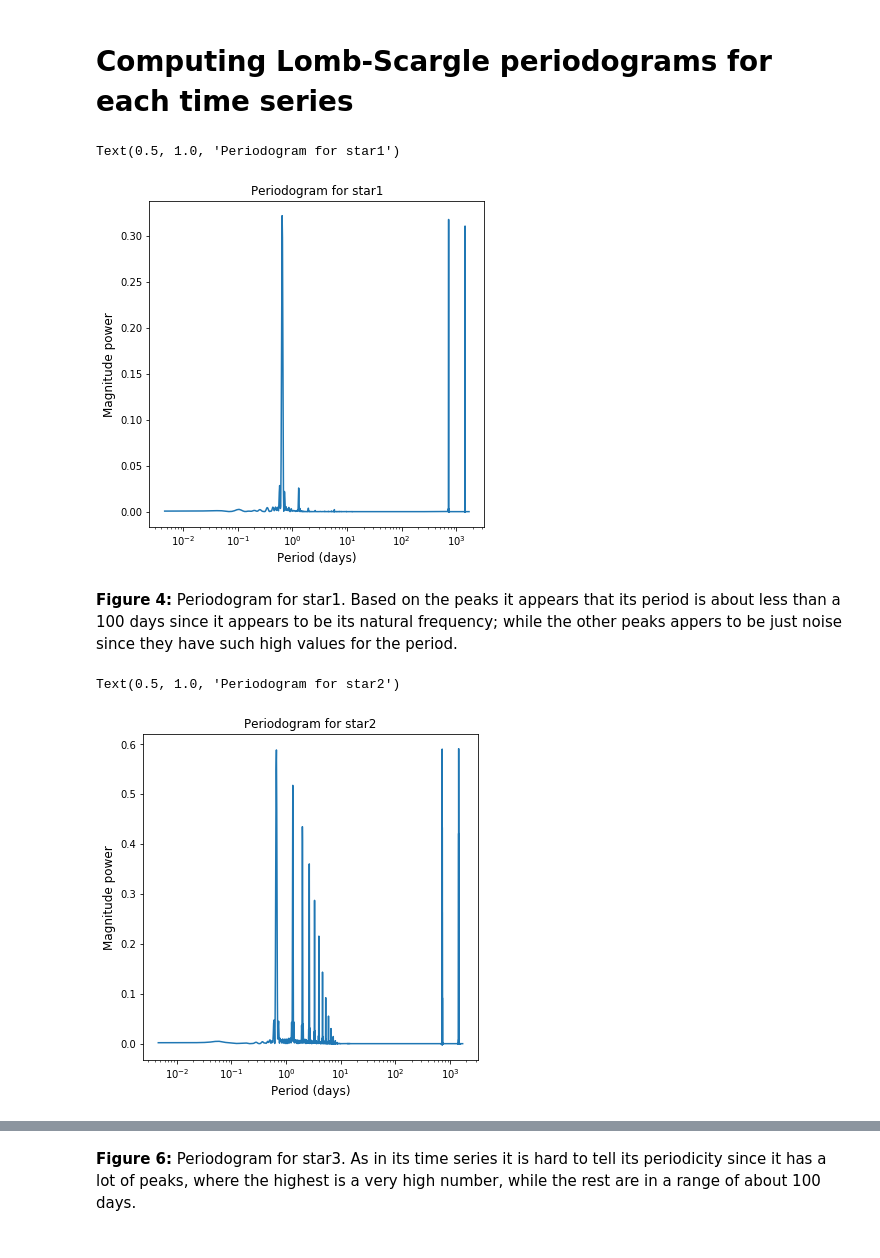
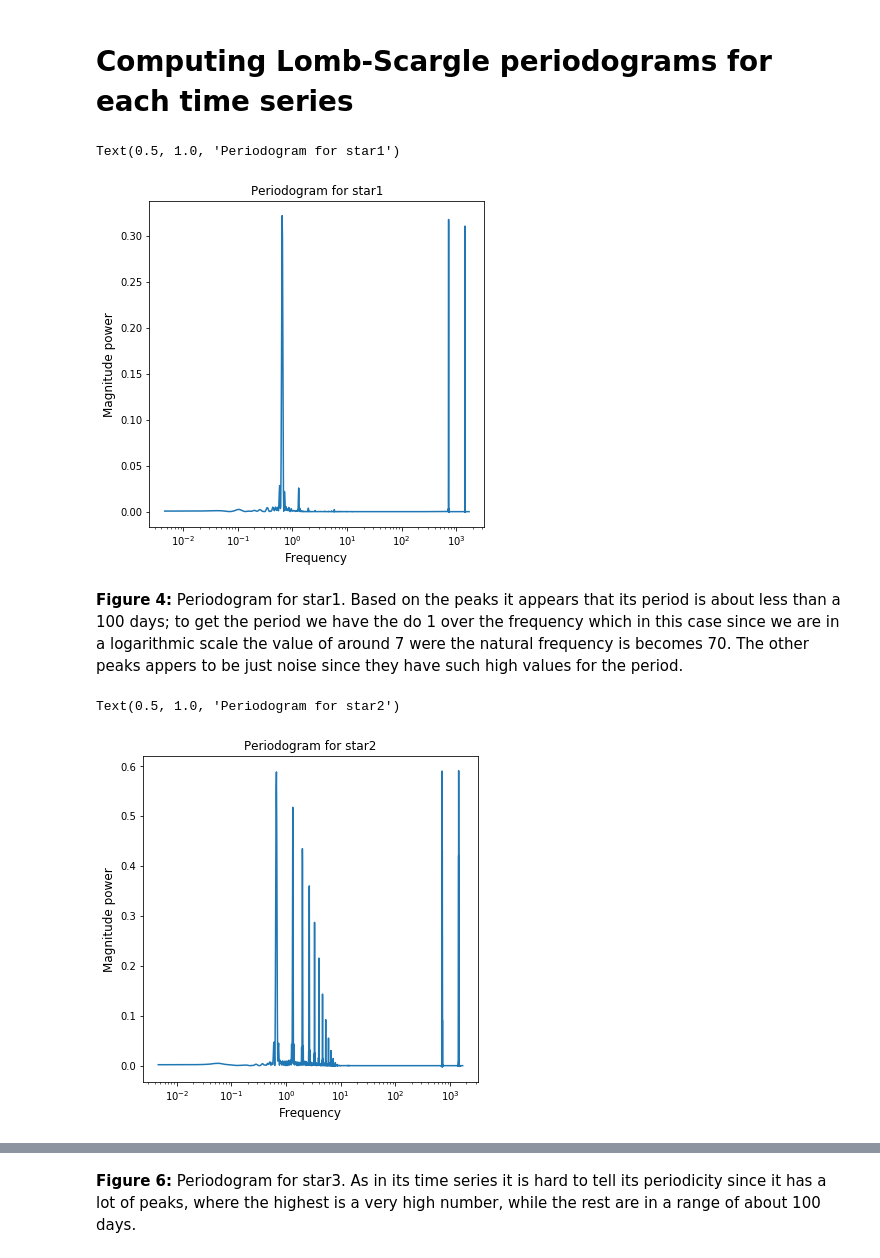
Before and after one commit to vicaleram/DSPS_VRamirez, a Jupyter notebook: HW11/TESSLightcurve.ipynb, the cells around one changed output, grey strips where cells are left out. Drawn from its saved outputs; the diff is of its cells as text; code cells hidden in the pictures.

```diff
--- a/HW11/TESSLightcurve.ipynb
+++ b/HW11/TESSLightcurve.ipynb
@@ -94,23 +94,23 @@ frequency3 = LombScargle(thirdt['Julian date'], thirdt['Magnitude'], normalizati
 # %%
 plt.figure(figsize=(6,6))
 plt.plot(frequency1[0], frequency1[1])
 plt.ylabel("Magnitude power", fontsize="large")
-plt.xlabel("Period (days)", fontsize="large")
+plt.xlabel("Frequency", fontsize="large")
 plt.xscale("log")
 plt.title('Periodogram for star1')
 # %% [output]
 Text(0.5, 1.0, 'Periodogram for star1')
-[figure, old version]
+[figure, new version]
 # %% [markdown]
-**Figure 4:** Periodogram for star1. Based on the peaks it appears that its period is about less than a 100 days since it appears to be its natural frequency; while the other peaks appers to be just noise since they have such high values for the period.
+**Figure 4:** Periodogram for star1. Based on the peaks it appears that its period is about less than a 100 days; to get the period we have the do 1  over the frequency which in this case since we are in a logarithmic scale the value of around 7 were the natural frequency is becomes 70. The other peaks appers to be just noise since they have such high values for the period.
 # %%
 plt.figure(figsize=(6,6))
 plt.plot(frequency2[0], frequency2[1])
 plt.ylabel("Magnitude power", fontsize="large")
-plt.xlabel("Period (days)", fontsize="large")
+plt.xlabel("Frequency", fontsize="large")
 plt.xscale("log")
 plt.title('Periodogram for star2')
 # %% [output]
 Text(0.5, 1.0, 'Periodogram for star2')
-[figure, old version]
+[figure, new version]
 # %% [markdown]
```
Also changed, not shown: parts of 4 cells of this notebook.
